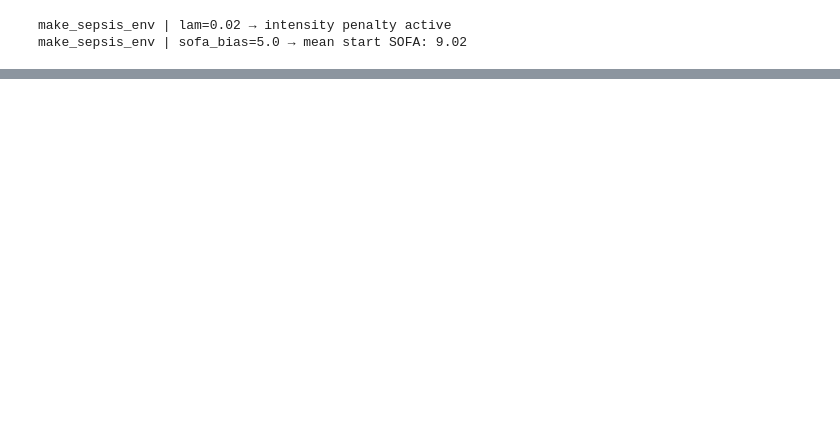
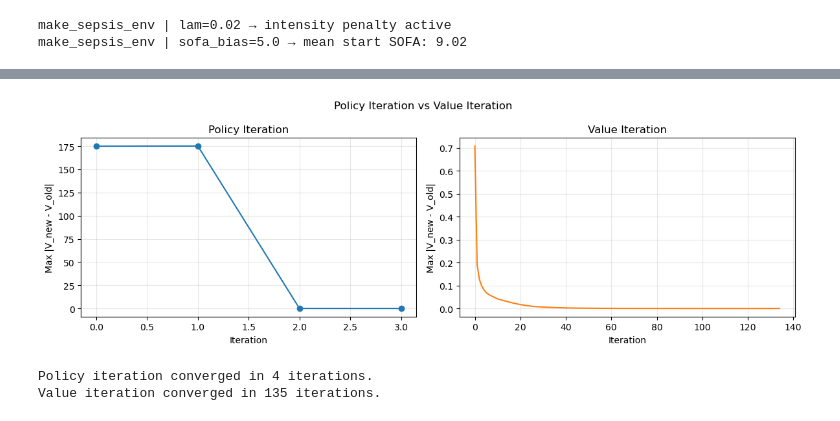
Before and after one commit to Mehmet1700/reinforcement-learning-project, a Jupyter notebook: notebooks/01_config_a_dp.ipynb, the cells around one changed output, grey strips where cells are left out. Drawn from its saved outputs; the diff is of its cells as text; code cells hidden in the pictures; blank space fills up the shorter version.

```diff
--- a/notebooks/01_config_a_dp.ipynb
+++ b/notebooks/01_config_a_dp.ipynb
@@ -316,0 +368,25 @@ make_sepsis_env | sofa_bias=5.0 → mean start SOFA: 9.02
+# %%
+# Convergence curves — Policy Iteration vs Value Iteration
+fig, axes = plt.subplots(1, 2, figsize=(12, 4))
+
+axes[0].plot(deltas_pi, marker='o', color="tab:blue")
+axes[0].set_title("Policy Iteration")
+axes[0].set_xlabel("Iteration")
+axes[0].set_ylabel("Max |V_new - V_old|")
+axes[0].grid(alpha=0.3)
+
+axes[1].plot(deltas_vi, color="tab:orange")
+axes[1].set_title("Value Iteration")
+axes[1].set_xlabel("Iteration")
+axes[1].set_ylabel("Max |V_new - V_old|")
+axes[1].grid(alpha=0.3)
+
+plt.suptitle("Policy Iteration vs Value Iteration")
+plt.tight_layout()
+plt.show()
+print(f"Policy iteration converged in {len(deltas_pi)} iterations.")
+print(f"Value iteration converged in {len(deltas_vi)} iterations.")
+# %% [output]
+[figure, added]
+Policy iteration converged in 4 iterations.
+Value iteration converged in 135 iterations.
```
Also changed, not shown: parts of 15 cells of this notebook, 3 other files.
